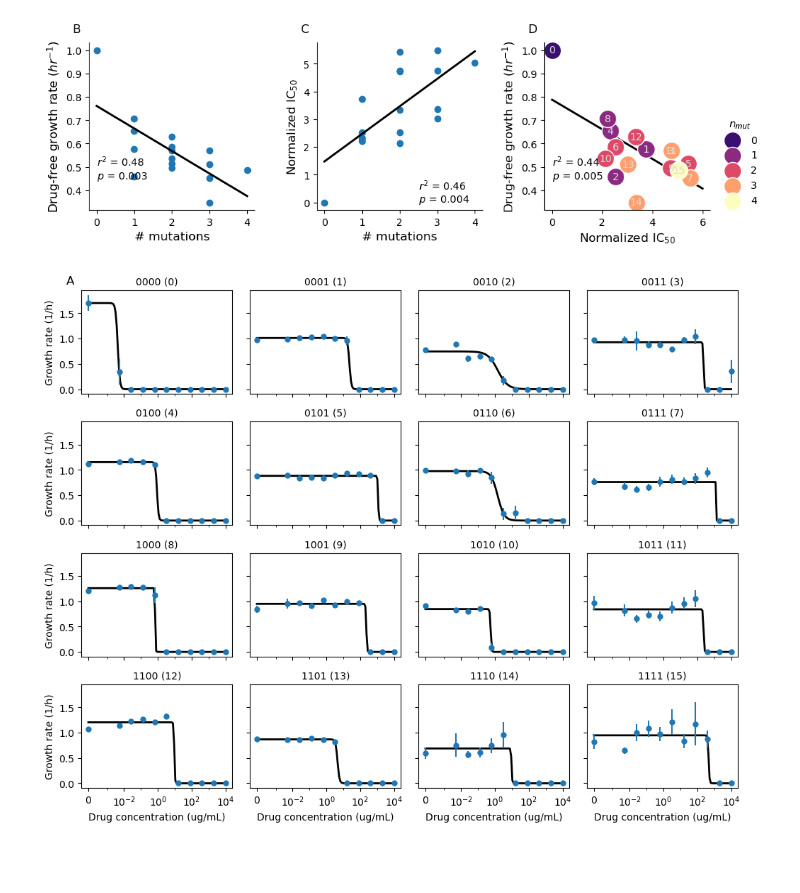
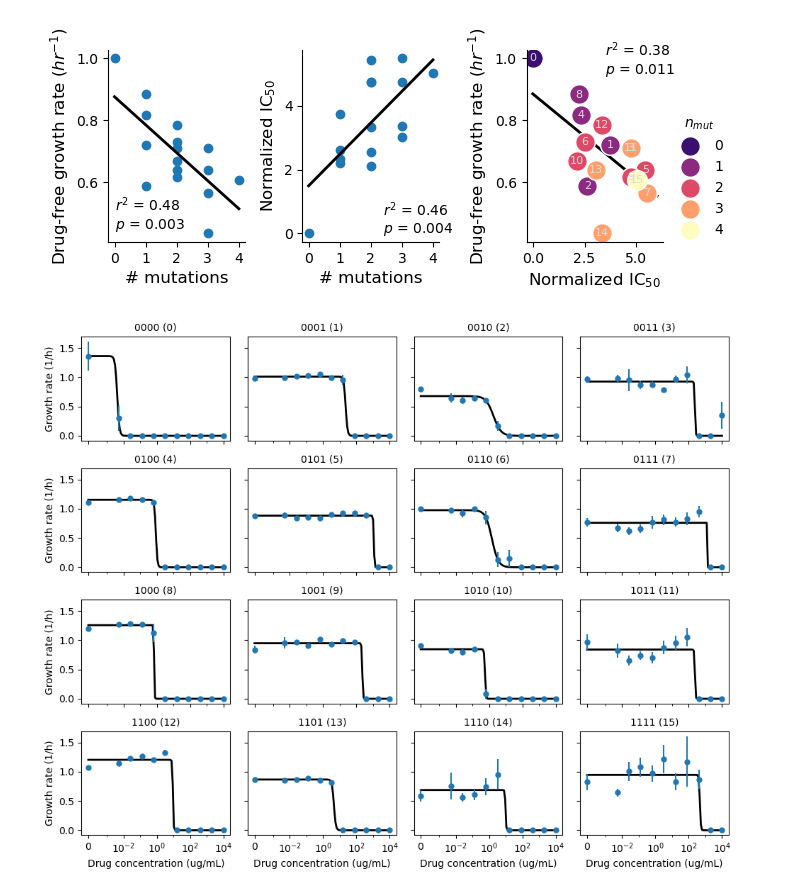
Before and after one commit to eshanking/fears-figures, a Jupyter notebook: figure_code/exp_pharmacodynamics_fig.ipynb, the cells around one changed output. Saved outputs shown, nothing was run; the diff lists cells and outputs as text; code cells hidden in the pictures; blank space fills up the shorter version.

Commit message:
figure updates

```diff
--- a/figure_code/exp_pharmacodynamics_fig.ipynb
+++ b/figure_code/exp_pharmacodynamics_fig.ipynb
@@ -35,7 +35,7 @@ def int_to_binary(num,n_genotype=16):
     pad = int(np.log2(n_genotype))
     return bin(num)[2:].zfill(pad)
 # %%
-fig,ax_list = plt.subplots(ncols=3,figsize=(10,3))
+fig,ax_list = plt.subplots(ncols=3,figsize=(6,2.5))
 
 g_drugless = np.array(g_drugless)
 g_norm = g_drugless/g_drugless[0]
@@ -86,7 +86,7 @@ ax.spines['top'].set_visible(False)
 ax.spines['right'].set_visible(False)
 
 ann = '$r^2$ = ' + str(round(res.rvalue**2,2)) + '\n$p$ = ' + str(round(res.pvalue,3))
-ax.annotate(ann,(2.5,0),fontsize=10)
+ax.annotate(ann,(2.4,0),fontsize=10)
 
 ax = ax_list[2]
 
@@ -108,10 +108,10 @@ for key in data.index:
 
     mut_v_gr[num].append(g_drugless)
 
-    ax.scatter(ic50,g,marker='o',s=300,facecolor=cmap[num+1],
+    ax.scatter(ic50,g,marker='o',s=200,facecolor=cmap[num+1],
                 edgecolors='w',label=int(num))
     # ax4.annotate(key,(ic50-0.15,g_drugless-0.001),fontsize=12)
-    ax.annotate(key,(ic50,g),fontsize=10,ha='center',va='center',color='gainsboro')
+    ax.annotate(key,(ic50,g),fontsize=8,ha='center',va='center',color='gainsboro')
 
 
 # ax.set_ylim(0.06,0.115)
@@ -127,44 +127,54 @@ labels = np.array(labels)
 unique_handles = []
 
 for lab in unique_labels:
     indx = np.argwhere(labels==lab)
     indx = indx[0][0]
     unique_handles.append(handles[indx])
 
 ax.legend(unique_handles,unique_labels,loc = (1.05,0),frameon=False,
              fontsize=10,title='$n_{mut}$')
 
 res = stats.linregress(ic50_norm,g_norm)
 
 xfit = np.arange(0,7)
 yfit = res.slope*xfit + res.intercept
 
 ax.plot(xfit,yfit,color='k',linewidth=2,zorder=0)
 
 ann = '$r^2$ = ' + str(round(res.rvalue**2,2)) + '\n$p$ = ' + str(round(res.pvalue,3))
-ax.annotate(ann,(0,0.45),fontsize=10)
+ax.annotate(ann,(3.5,0.95),fontsize=10)
 
 ax.spines['top'].set_visible(False)
 ax.spines['right'].set_visible(False)
 
-labels = ['B','C','D']
+# labels = ['A','B','C']
 
-indx = 0
-for ax in ax_list:
-    pos = ax.get_position()
-    pos.x0 = pos.x0 + 0.04*indx
-    pos.x1 = pos.x1 + 0.04*indx
-    ax.set_position(pos)
+# indx = 0
+# for ax in ax_list:
+#     pos = ax.get_position()
+#     pos.x0 = pos.x0 + 0.04*indx
+#     pos.x1 = pos.x1 + 0.04*indx
+#     ax.set_position(pos)
 
-    ax.annotate(labels[indx],(-0.1,1.06),fontsize=12,xycoords='axes fraction')
+#     # ax.annotate(labels[indx],(-0.1,1.06),fontsize=12,xycoords='axes fraction')
 
-    indx += 1
+#     indx += 1
+
+pos = ax_list[1].get_position()
+pos.x0 += 0.05
+pos.x1 += 0.05
+ax_list[1].set_position(pos)
+
+pos = ax_list[2].get_position()
+pos.x0 += 0.15
+pos.x1 += 0.15
+ax_list[2].set_position(pos)
 
 # fig.tight_layout()
 fig.savefig('../figures/gr_vs_ic50_regression.pdf',bbox_inches='tight')
 fig.savefig('../figures/gr_vs_ic50_regression.png',bbox_inches='tight',dpi=300)
 # %% [output]
-[figure, old version]
+[figure, new version]
 # %%
 def hill_fn(conc,gmax, hc, ic_50):
     y = []
@@ -242,13 +252,13 @@ for ax in ax_list_matrix[-1,:]:
 for ax in ax_list_matrix[:,0]:
     ax.set_ylabel('Growth rate (1/h)')
 
-ax_list_matrix[0,0].annotate('A',(-0.1,1.06),fontsize=12,xycoords='axes fraction')
+# ax_list_matrix[0,0].annotate('A',(-0.1,1.06),fontsize=12,xycoords='axes fraction')
 
 fig.tight_layout()
 
 fig.savefig('../figures/dose_response_curves.pdf',bbox_inches='tight')
 # %% [output]
-[figure, old version]
+[figure, new version]
 # %%
 for key in seascape_lib.keys():
 
```
Also changed, not shown: parts of 7 cells of this notebook, 32 other files.
